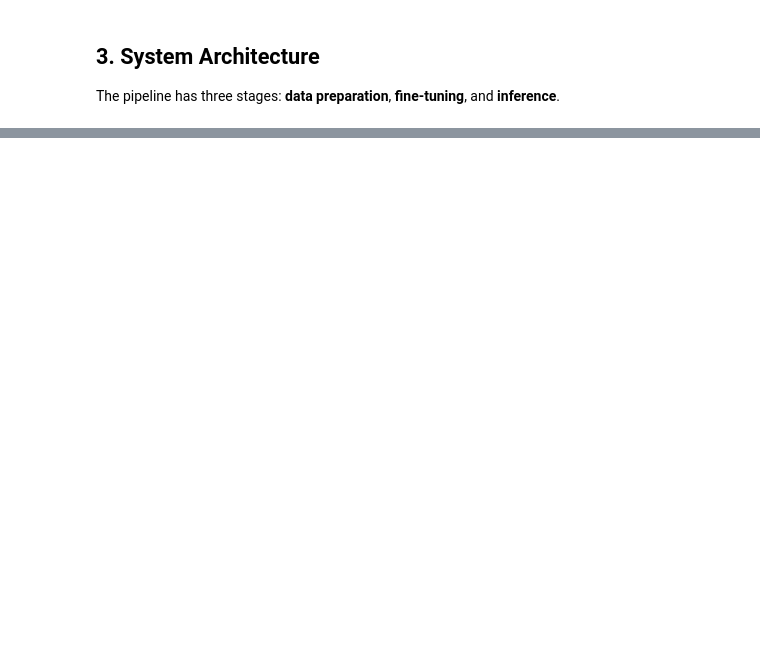
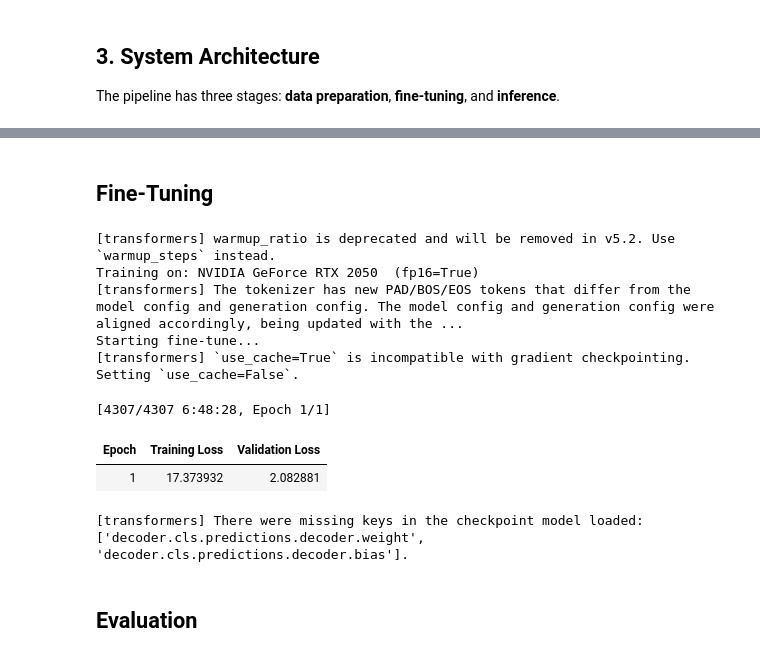
Before and after one commit to mfmzeng/Title-Generator, a Jupyter notebook: titleGenerator.ipynb, the cells around one changed output, grey strips where cells are left out. Drawn from its saved outputs; the diff is of its cells as text; code cells hidden in the pictures; blank space fills up the shorter version.

```diff
--- a/titleGenerator.ipynb
+++ b/titleGenerator.ipynb
@@ -1329,0 +745,57 @@ else:
+# %% [markdown]
+## Fine-Tuning
+# %%
+use_fp16 = cfg.FP16 and torch.cuda.is_available()
+device_name = torch.cuda.get_device_name(0) if torch.cuda.is_available() else "cpu"
+print(f"Training on: {device_name}  (fp16={use_fp16})")
+
+training_args = Seq2SeqTrainingArguments(
+    output_dir=str(ROOT / cfg.CHECKPOINT_DIR),
+    num_train_epochs=cfg.NUM_EPOCHS,
+    per_device_train_batch_size=cfg.BATCH_SIZE,
+    per_device_eval_batch_size=cfg.BATCH_SIZE,
+    gradient_accumulation_steps=cfg.GRAD_ACCUM_STEPS,
+    learning_rate=cfg.LEARNING_RATE,
+    weight_decay=cfg.WEIGHT_DECAY,
+    warmup_ratio=cfg.WARMUP_RATIO,
+    fp16=use_fp16,
+    eval_strategy="epoch",
+    save_strategy="epoch",
+    load_best_model_at_end=True,
+    metric_for_best_model="eval_loss",
+    greater_is_better=False,
+    predict_with_generate=True,
+    generation_max_length=cfg.MAX_TARGET_LENGTH,
+    logging_steps=25,
+    save_total_limit=2,
+    report_to="none",
+)
+
+trainer = Seq2SeqTrainer(
+    model=model,
+    args=training_args,
+    train_dataset=train_ds,
+    eval_dataset=val_ds,
+    data_collator=collator,
+    processing_class=tokenizer,
+)
+
+print("Starting fine-tune...")
+trainer.train()
+
+best_dir = ROOT / cfg.CHECKPOINT_DIR / "best"
+trainer.save_model(str(best_dir))
+tokenizer.save_pretrained(str(best_dir))
+print(f"Saved checkpoint to {best_dir}")
+# %% [output]
+[transformers] warmup_ratio is deprecated and will be removed in v5.2. Use `warmup_steps` instead.
+Training on: NVIDIA GeForce RTX 2050  (fp16=True)
+[transformers] The tokenizer has new PAD/BOS/EOS tokens that differ from the model config and generation config. The model config and generation config were aligned accordingly, being updated with the ...
+Starting fine-tune...
+[transformers] `use_cache=True` is incompatible with gradient checkpointing. Setting `use_cache=False`.
+[4307/4307 6:48:28, Epoch 1/1]
+| Epoch | Training Loss | Validation Loss |
+| 1 | 17.373932 | 2.082881 |
+[transformers] There were missing keys in the checkpoint model loaded: ['decoder.cls.predictions.decoder.weight', 'decoder.cls.predictions.decoder.bias'].
+# %% [markdown]
+## Evaluation
```
Also changed, not shown: parts of 60 cells of this notebook, 12 other files.
